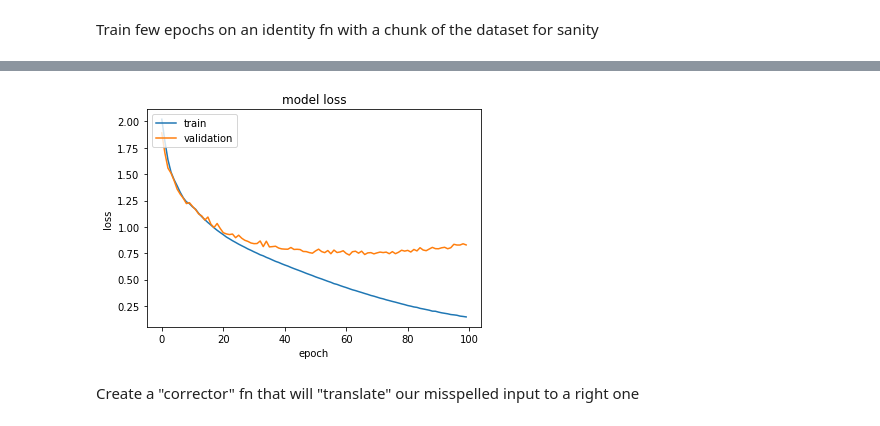
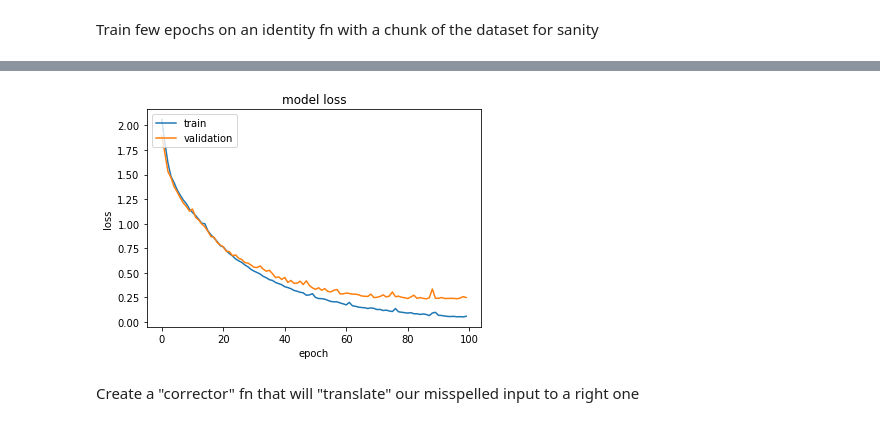
Before and after one commit to cmantas/keras_seq2seq, a Jupyter notebook: Spelling.ipynb, the cells around one changed output, grey strips where cells are left out. Saved outputs shown, nothing was run; the diff lists cells and outputs as text; code cells hidden in the pictures.

Commit message:
Use `adam` optimizer
This yielded far better results in a test-run with
10K training examples compared to `adadelta`, `adagrad`,
`rmsprop`.

```diff
--- a/Spelling.ipynb
+++ b/Spelling.ipynb
@@ -29,7 +30,7 @@ noise = 0.05
 misspellings_count = 3
 chunk_size = 40000
 
-optimizer='rmsprop'
+optimizer= 'adam'
 loss_fn='categorical_crossentropy'
 # %%
 # Hand-pick maximum sequence lengths
@@ -157,7 +159,7 @@ X, Y = vectorize_dataset(train_input_phrases, wrap_with_delims(train_input_phras
                   max_encoder_seq_length, max_decoder_seq_length)
 # %%
 history = model.fit(X,Y,
-                   batch_size=batch_size, epochs=100,
+                   batch_size=batch_size, epochs=epochs,
                    validation_split=0.1)
 plot_history(history)
 # %% [output]
@@ -181,4 +183,4 @@ Epoch 100/100
-[figure, old version]
+[figure, new version]
 # %% [markdown]
 Create a "corrector" fn that will "translate" our misspelled input to a right one
 # %%
```
Also changed, not shown: parts of 22 cells of this notebook.
